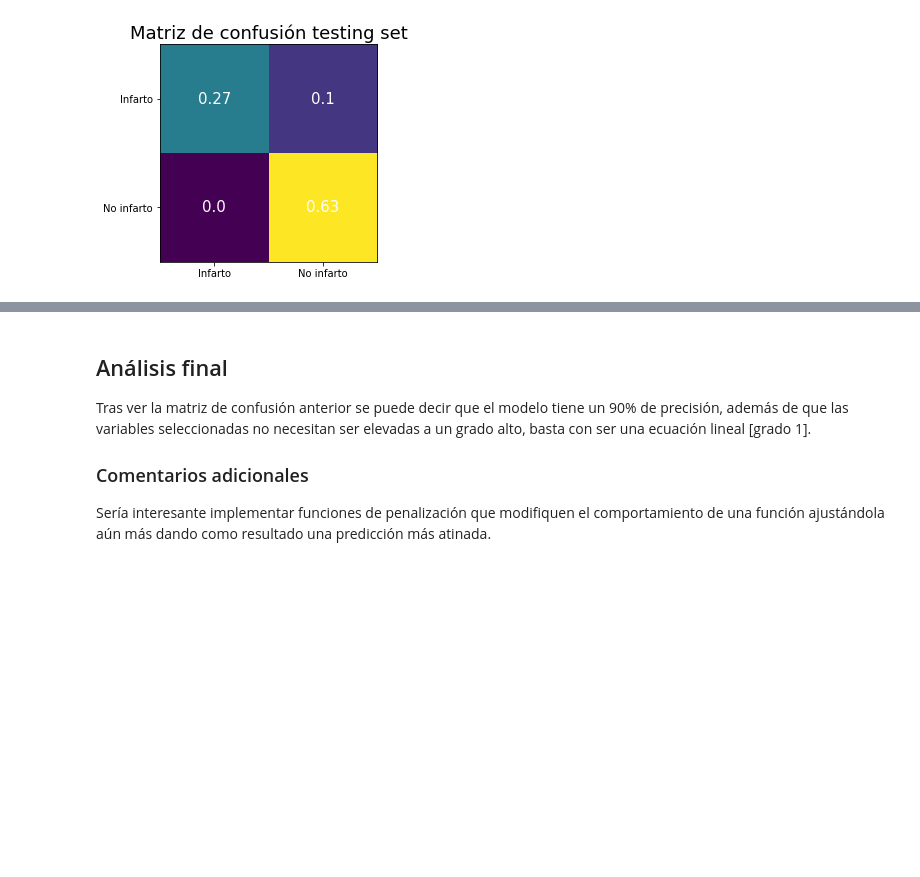
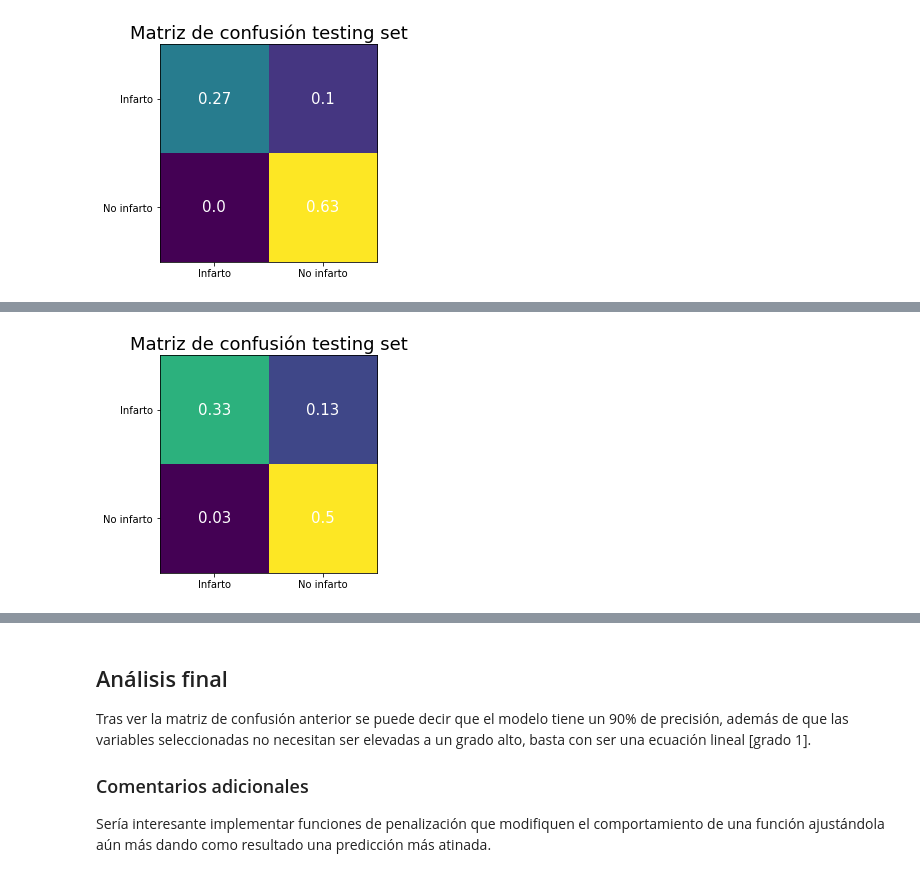
Before and after one commit to Jotade100/MLE2020, a Jupyter notebook: Lab 4Marzo/LabRL.ipynb, the cells around one changed output, grey strips where cells are left out. Saved outputs shown, nothing was run; the diff lists cells and outputs as text; code cells hidden in the pictures; blank space fills up the shorter version.

```diff
--- a/Lab 4Marzo/LabRL.ipynb
+++ b/Lab 4Marzo/LabRL.ipynb
@@ -328,0 +410,16 @@ for i in range(2):
+# %%
+cm = confusion_matrix(z, np.round(z_2))
+cm = cm / len(z)
+fig, ax = plt.subplots()
+im = ax.imshow(cm)
+ax.set_title("Matriz de confusión testing set")
+ax.set_xticks(np.arange(2))
+ax.set_yticks(np.arange(2))
+ax.set_xticklabels(["Infarto", "No infarto"])
+ax.set_yticklabels(["Infarto", "No infarto"])
+for i in range(2):
+    for j in range(2):
+        text = ax.text(j, i, np.round(cm[i, j], 2),
+                       ha="center", va="center", color="w")
+# %% [output]
+[figure, added]
```
Also changed, not shown: parts of 15 cells of this notebook.
